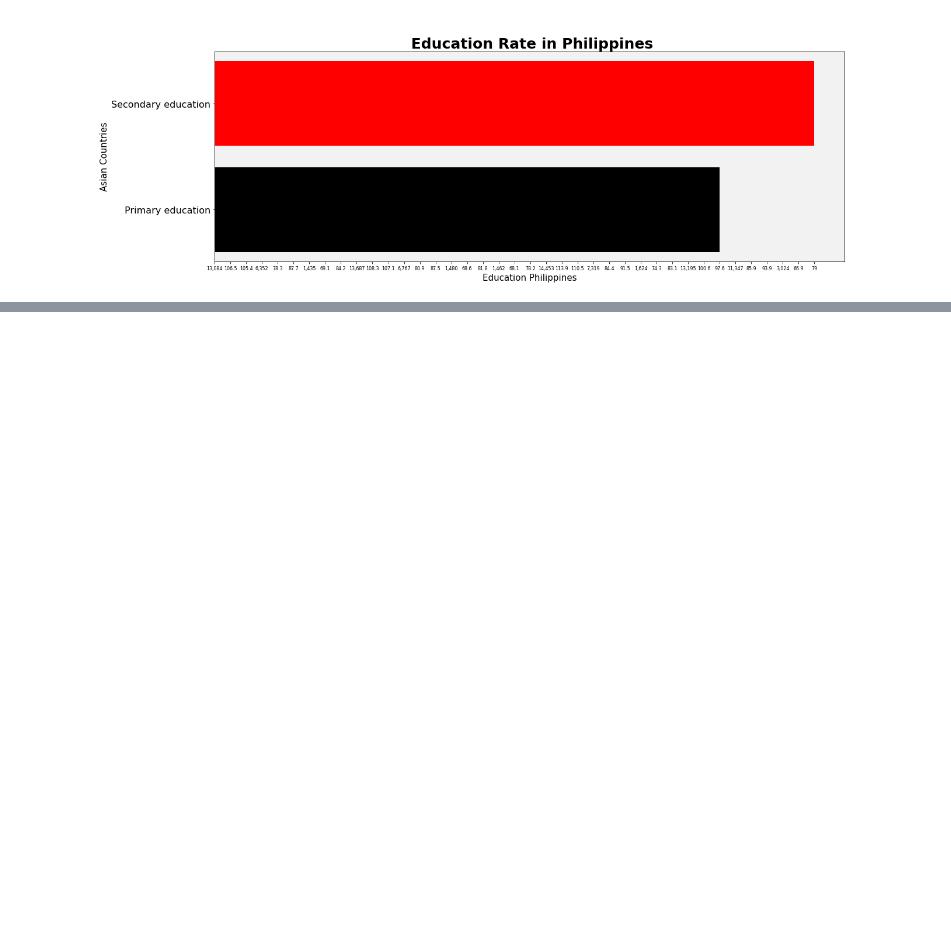
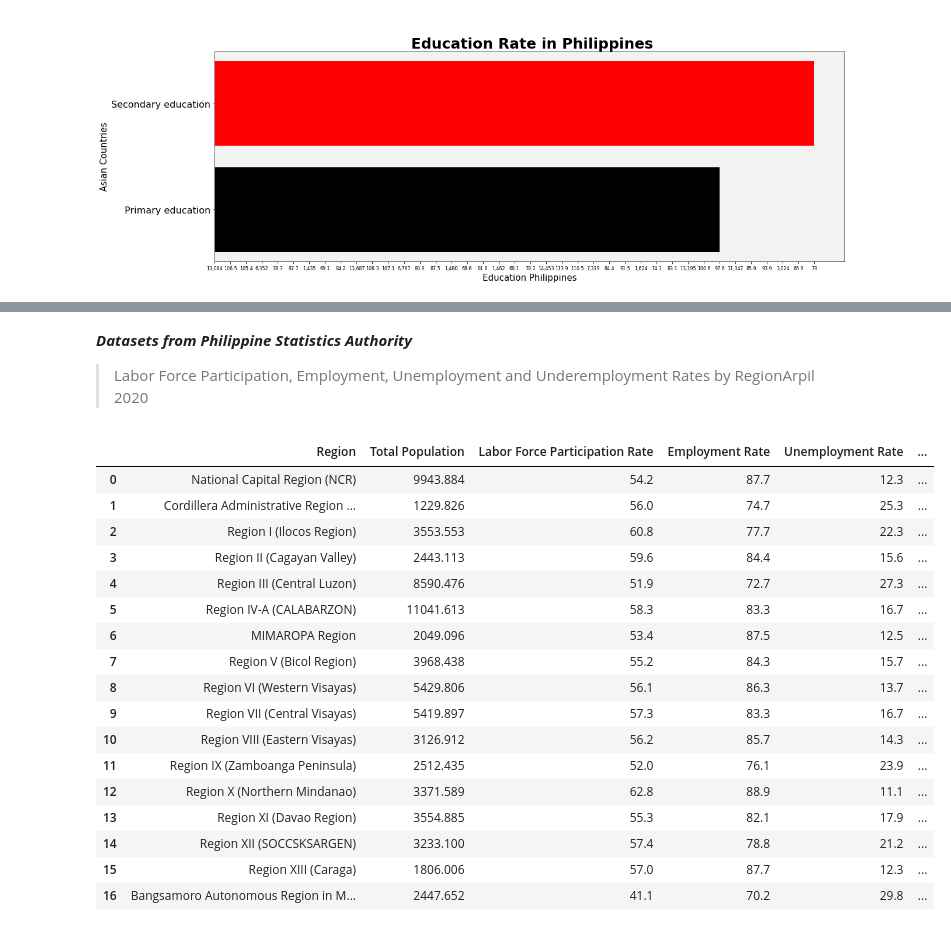
Before and after one commit to suzettecomia/3206-The-Rising-Squad, a Jupyter notebook: Quality_Education_Enhancement_Lead_to_Economic_Growth.ipynb, the cells around one changed output, grey strips where cells are left out. Cells and saved outputs as stored; diff of their text form; code cells hidden in the pictures; blank space fills up the shorter version.

```diff
--- a/Quality_Education_Enhancement_Lead_to_Economic_Growth.ipynb
+++ b/Quality_Education_Enhancement_Lead_to_Economic_Growth.ipynb
@@ -226,0 +250,28 @@ plt.show()
+# %% [markdown]
+***Datasets from Philippine Statistics Authority***
+
+
+> Labor Force Participation, Employment, Unemployment and Underemployment Rates by RegionArpil 2020
+# %%
+employmentdataPSA = pd.read_csv(path_employment2,encoding='latin-1')
+# %%
+employmentdataPSA.head(50)
+# %% [output]
+|  | Region | Total Population | Labor Force Participation Rate | Employment Rate | Unemployment Rate | ... |
+| 0 | National Capital Region (NCR) | 9943.884 | 54.2 | 87.7 | 12.3 | ... |
+| 1 | Cordillera Administrative Region ... | 1229.826 | 56.0 | 74.7 | 25.3 | ... |
+| 2 | Region I (Ilocos Region) | 3553.553 | 60.8 | 77.7 | 22.3 | ... |
+| 3 | Region II (Cagayan Valley) | 2443.113 | 59.6 | 84.4 | 15.6 | ... |
+| 4 | Region III (Central Luzon) | 8590.476 | 51.9 | 72.7 | 27.3 | ... |
+| 5 | Region IV-A (CALABARZON) | 11041.613 | 58.3 | 83.3 | 16.7 | ... |
+| 6 | MIMAROPA Region | 2049.096 | 53.4 | 87.5 | 12.5 | ... |
+| 7 | Region V (Bicol Region) | 3968.438 | 55.2 | 84.3 | 15.7 | ... |
+| 8 | Region VI (Western Visayas) | 5429.806 | 56.1 | 86.3 | 13.7 | ... |
+| 9 | Region VII (Central Visayas) | 5419.897 | 57.3 | 83.3 | 16.7 | ... |
+| 10 | Region VIII (Eastern Visayas) | 3126.912 | 56.2 | 85.7 | 14.3 | ... |
+| 11 | Region IX (Zamboanga Peninsula) | 2512.435 | 52.0 | 76.1 | 23.9 | ... |
+| 12 | Region X (Northern Mindanao) | 3371.589 | 62.8 | 88.9 | 11.1 | ... |
+| 13 | Region XI (Davao Region) | 3554.885 | 55.3 | 82.1 | 17.9 | ... |
+| 14 | Region XII (SOCCSKSARGEN) | 3233.100 | 57.4 | 78.8 | 21.2 | ... |
+| 15 | Region XIII (Caraga) | 1806.006 | 57.0 | 87.7 | 12.3 | ... |
+| 16 | Bangsamoro Autonomous Region in M... | 2447.652 | 41.1 | 70.2 | 29.8 | ... |
```
Also changed, not shown: parts of 4 cells of this notebook.
